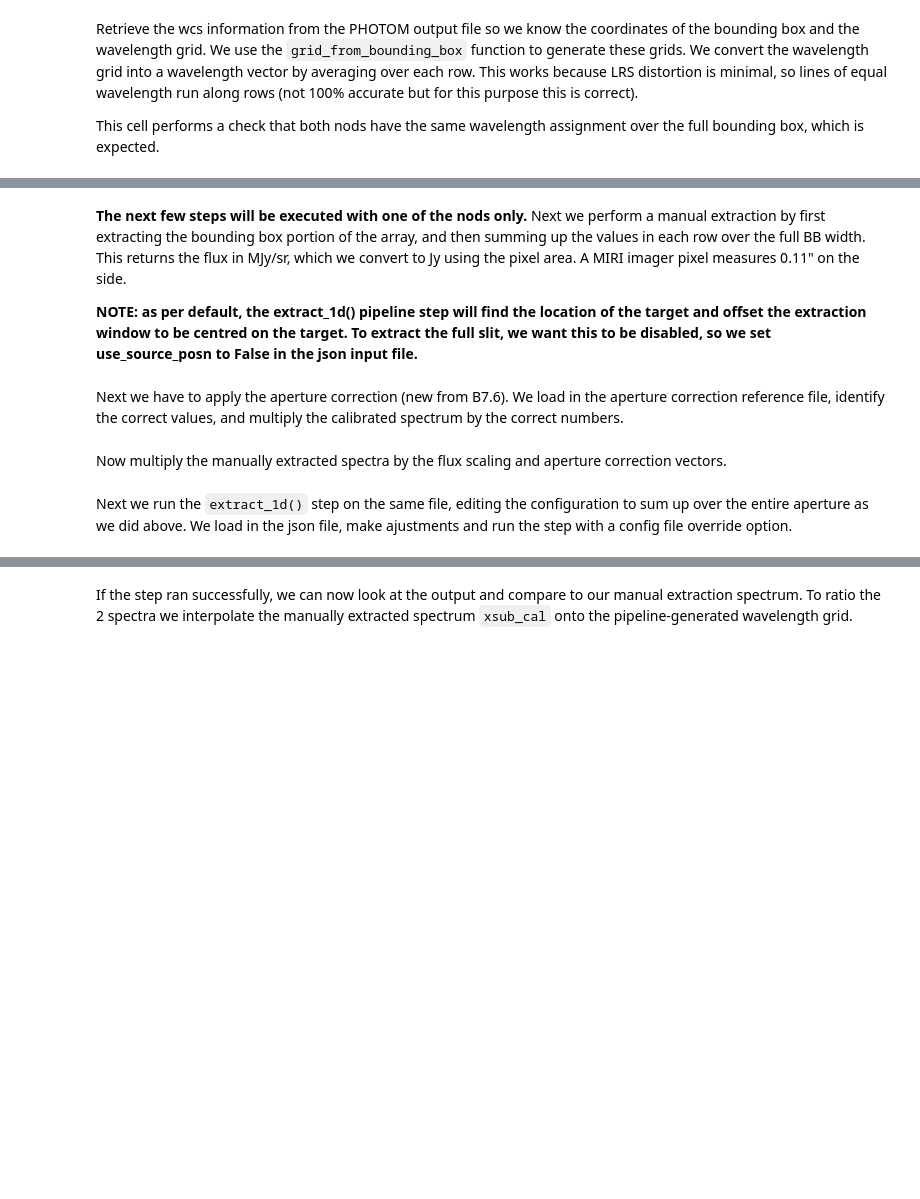
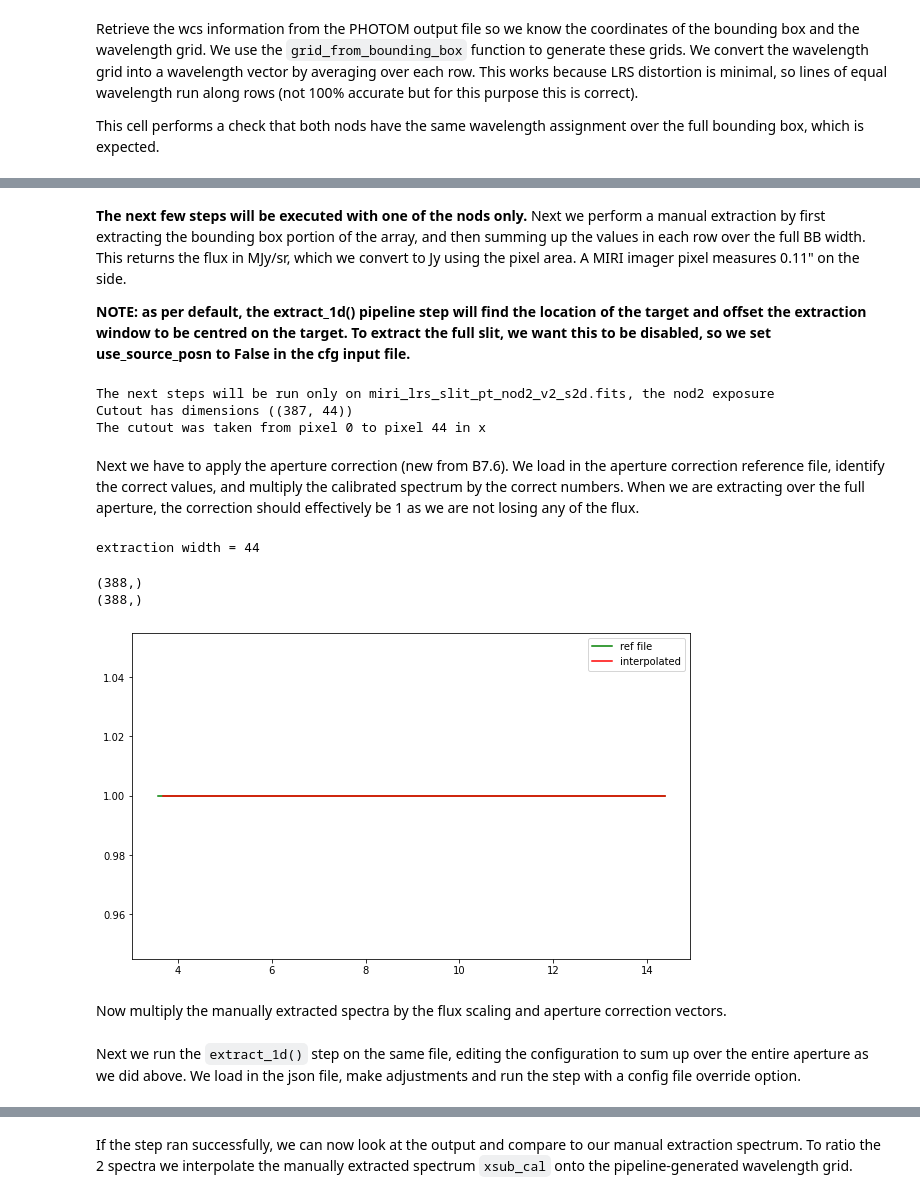
Before and after one commit to spacetelescope/jwst_validation_notebooks, a Jupyter notebook: jwst_validation_notebooks/extract_1d/jwst_extract_1d_miri_test/extract_1d-spec2-miri-lrs-slit.ipynb, the cells around one changed output, grey strips where cells are left out. Saved outputs shown, nothing was run; the diff lists cells and outputs as text; code cells hidden in the pictures; blank space fills up the shorter version.

Commit message:
small correction in slit e1d notebook, uses s2d file instead of photom now for extraction

```diff
--- a/jwst_validation_notebooks/extract_1d/jwst_extract_1d_miri_test/extract_1d-spec2-miri-lrs-slit.ipynb
+++ b/jwst_validation_notebooks/extract_1d/jwst_extract_1d_miri_test/extract_1d-spec2-miri-lrs-slit.ipynb
@@ -145,7 +182,8 @@ for dd in det1:
 # %%
-calfiles = glob('*_cal.fits')
+#calfiles = glob('*_cal.fits')
+calfiles = glob('*_s2d.fits')
 print(calfiles)
-photom = []
+s2d = []
 nods = []
 
 for cf in calfiles:
@@ -154,7 +192,7 @@ for cf in calfiles:
     else:
         nn = 'nod2'
     ph = datamodels.open(cf)
-    photom.append(ph)
+    s2d.append(ph)
     nods.append(nn)
 
 print(photom)
@@ -165,15 +206,15 @@ This cell performs a check that both nods have the same wavelength assignment ov
 # %%
 lams = []
 
-for ph,nn in zip(photom, nods):
+for ss,nn in zip(s2d, nods):
 
-    bbox_w = ph.meta.wcs.bounding_box[0][1] - ph.meta.wcs.bounding_box[0][0]
-    bbox_ht = ph.meta.wcs.bounding_box[1][1] - ph.meta.wcs.bounding_box[1][0]
-    print('Model bbox ({1}) = {0} '.format(ph.meta.wcs.bounding_box, nn))
+    bbox_w = ss.meta.wcs.bounding_box[0][1] - ss.meta.wcs.bounding_box[0][0]
+    bbox_ht = ss.meta.wcs.bounding_box[1][1] - ss.meta.wcs.bounding_box[1][0]
+    print('Model bbox ({1}) = {0} '.format(ss.meta.wcs.bounding_box, nn))
     print('Model: Height x width of bounding box ({2})= {0} x {1} pixels'.format(bbox_ht, bbox_w, nn))
 
-    x,y = grid_from_bounding_box(ph.meta.wcs.bounding_box)
-    ra, dec, lam = ph.meta.wcs(x, y)
+    x,y = grid_from_bounding_box(ss.meta.wcs.bounding_box)
+    ra, dec, lam = ss.meta.wcs(x, y)
 
     lam_vec = np.mean(lam, axis=1)
     lams.append(lam_vec)
@@ -187,17 +233,18 @@ To enable the extraction over the full width of the LRS slit bounding box, we ha
 # %% [markdown]
 **The next few steps will be executed with one of the nods only.** Next we perform a manual extraction by first extracting the bounding box portion of the array, and then summing up the values in each row over the full BB width. This returns the flux in MJy/sr, which we convert to Jy using the pixel area. A MIRI imager pixel measures 0.11" on the side.
 
-**NOTE: as per default, the extract_1d() pipeline step will find the location of the target and offset the extraction window to be centred on the target. To extract the full slit, we want this to be disabled, so we set use_source_posn to False in the json input file.**
+**NOTE: as per default, the extract_1d() pipeline step will find the location of the target and offset the extraction window to be centred on the target. To extract the full slit, we want this to be disabled, so we set use_source_posn to False in the cfg input file.**
 # %%
-ph1 = photom[0]
+s1 = s2d[0]
 nn = nods[0]
 print('The next steps will be run only on {0}, the {1} exposure'.format(ph1.meta.filename, nn))
 
-photom_sub = ph1.data[np.int(np.min(y)):np.int(np.max(y)+1), np.int(np.min(x)):np.int(np.max(x)+1)]
-print('Cutout has dimensions ({0})'.format(np.shape(photom_sub)))
-print('The cutout was taken from pixel {0} to pixel {1} in x'.format(np.int(np.min(x)),np.int(np.max(x)+1)))
+#photom_sub = ph1.data[int(np.min(y)):int(np.max(y)+1), int(np.min(x)):int(np.max(x)+1)]
+s2d_sub = s2d[0].data
+print('Cutout has dimensions ({0})'.format(np.shape(s2d_sub)))
+print('The cutout was taken from pixel {0} to pixel {1} in x'.format(int(np.min(x)),int(np.max(x)+1)))
 
-xsub = np.sum(photom_sub, axis=1)
+xsub = np.sum(s2d_sub, axis=1)
 
 #remove some nans
 lam_vec = lams[0]
@@ -208,8 +255,12 @@ lam_vec = lam_vec[~np.isnan(lam_vec)]
 pix_scale = 0.11 * u.arcsec
 pixar_as2 = pix_scale**2
 pixar_sr = pixar_as2.to(u.sr)
+# %% [output]
+The next steps will be run only on miri_lrs_slit_pt_nod2_v2_s2d.fits, the nod2 exposure
+Cutout has dimensions ((387, 44))
+The cutout was taken from pixel 0 to pixel 44 in x
 # %% [markdown]
-Next we have to apply the aperture correction (new from B7.6). We load in the aperture correction reference file, identify the correct values, and multiply the calibrated spectrum by the correct numbers.
+Next we have to apply the aperture correction (new from B7.6). We load in the aperture correction reference file, identify the correct values, and multiply the calibrated spectrum by the correct numbers. When we are extracting over the full aperture, the correction should effectively be 1 as we are not losing any of the flux.
 # %%
 apcorr_file = 'jwst_miri_apcorr_0007.fits'
 
@@ -218,35 +269,42 @@ basename = crds.core.config.pop_crds_uri(apcorr_file)
 filepath = crds.locate_file(basename, "jwst")
 acref =  datamodels.open(filepath)
 # %%
-# check that list item 1 is for slitlessprism
+# check that list item 0 is for the slit mode (subarray = FULL)
 ind = 0
 assert acref.apcorr_table[ind]['subarray']=='FULL', "index does not correspond to the correct subarray!"
 
-xwidth = np.int(np.max(x)) - np.int(np.min(x))
+xwidth = int(np.max(x))+1 - int(np.min(x))
 print("extraction width = {0}".format(xwidth))
+# %% [output]
+extraction width = 44
 # %%
 # first identify where the aperture width is in the "size" array
 if xwidth >= np.max(acref.apcorr_table[ind]['size']):
     size_ind = np.argwhere(acref.apcorr_table[ind]['size'] == np.max(acref.apcorr_table[ind]['size']))
 else:
     size_ind = np.argwhere(acref.apcorr_table[ind]['size'] == xwidth)
 
 # take the vector from the apcorr_table at this location and extract.
 apcorr_vec = acref.apcorr_table[ind]['apcorr'][:,size_ind[0][0]]
 print(np.shape(apcorr_vec))
 print(np.shape(acref.apcorr_table[ind]['wavelength']))
 
 # now we create an interpolated vector of values corresponding to the lam_vec wavelengths.
 # NOTE: the wavelengths are running in descending order so make sure assume_sorted = FALSE
-intp_ac = interp1d(acref.apcorr_table[ind]['wavelength'], apcorr_vec, assume_sorted=False)
+intp_ac = interp1d(acref.apcorr_table[ind]['wavelength'], apcorr_vec, kind='linear', assume_sorted=False)
 iapcorr = intp_ac(lam_vec)
 
 
 plt.figure(figsize=[10,6])
 plt.plot(acref.apcorr_table[1]['wavelength'], apcorr_vec, 'g-', label='ref file')
 plt.plot(lam_vec, iapcorr, 'r-', label='interpolated')
 #plt.plot(lam_vec, ac_vals, 'r-', label='aperture corrections for {} px ap'.format(xwidth))
+plt.legend()
 plt.show()
+# %% [output]
+(388,)
+(388,)
+[figure, added]
 # %% [markdown]
 Now multiply the manually extracted spectra by the flux scaling and aperture correction vectors.
 # %%
@@ -254,7 +312,7 @@ Now multiply the manually extracted spectra by the flux scaling and aperture cor
 if (ph1.meta.bunit_data == 'MJy/sr'):
     xsub_cal = xsub * pixar_sr.value * 1e6 * iapcorr
 # %% [markdown]
-Next we run the ``extract_1d()`` step on the same file, editing the configuration to sum up over the entire aperture as we did above. We load in the json file, make ajustments and run the step with a config file override option.
+Next we run the ``extract_1d()`` step on the same file, editing the configuration to sum up over the entire aperture as we did above. We load in the json file, make adjustments and run the step with a config file override option.
 # %%
 extreffile='jwst_miri_extract1d_0004.json'
 basename=crds.core.config.pop_crds_uri(extreffile)
```
Also changed, not shown: parts of 13 cells of this notebook.
